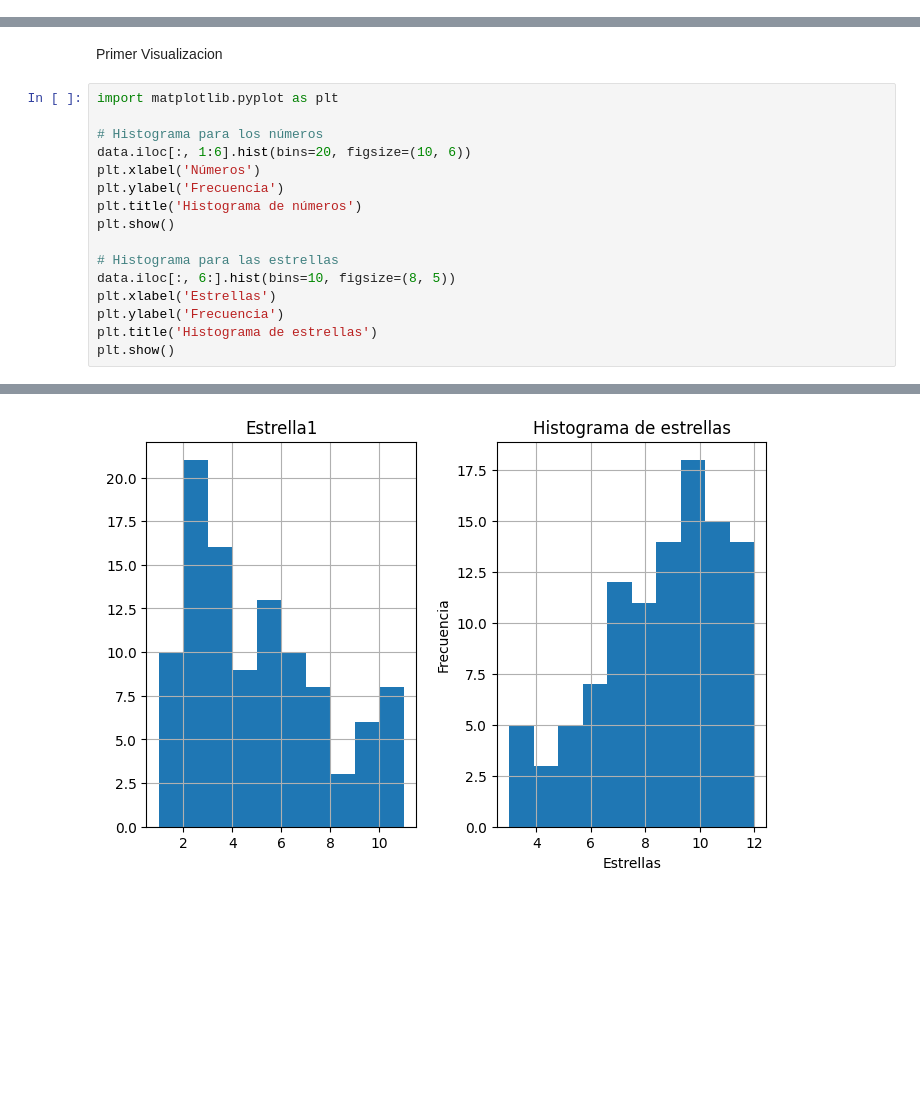
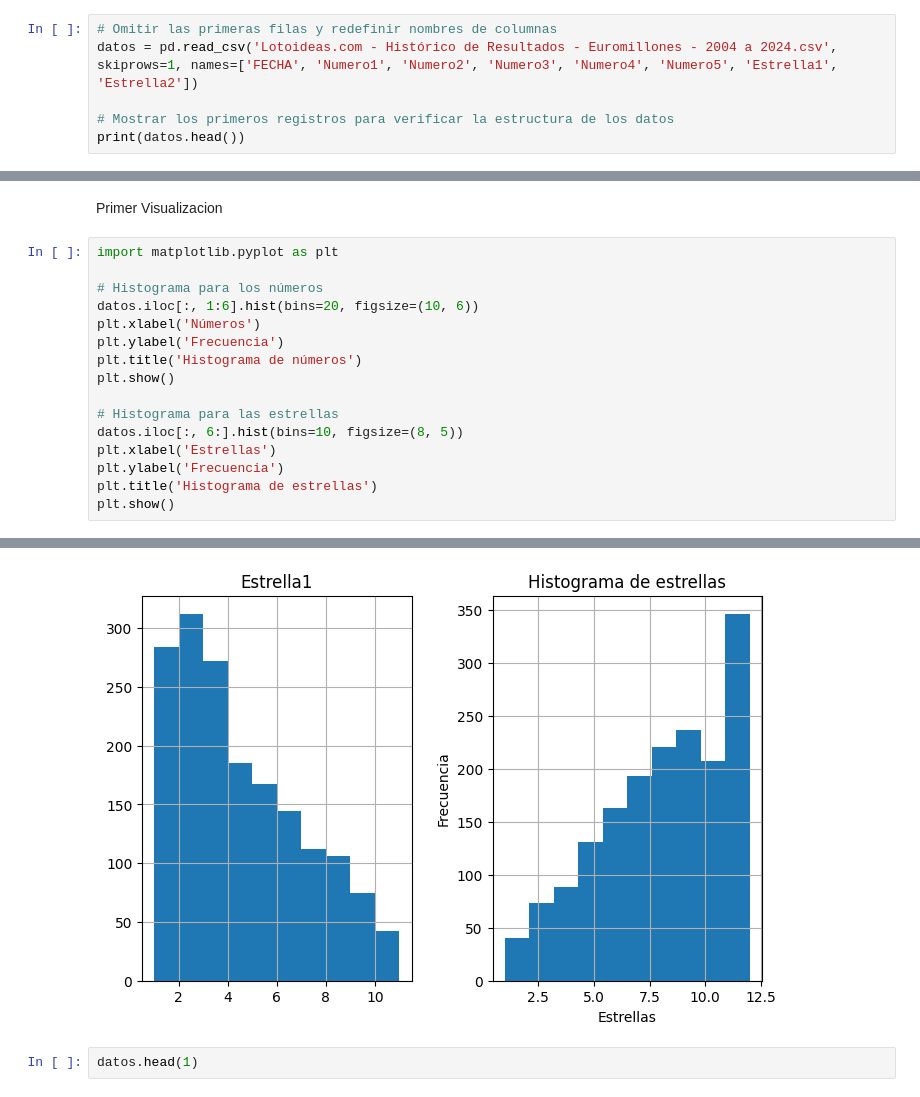
Before and after one commit to Ariel010/Euromillon, a Jupyter notebook: Sorteo.ipynb, the cells around one changed output, grey strips where cells are left out. Cells and saved outputs as stored; diff of their text form; blank space fills up the shorter version.

```diff
--- a/Sorteo.ipynb
+++ b/Sorteo.ipynb
@@ -15,0 +22,6 @@ data.head(2)
+# %%
+# Omitir las primeras filas y redefinir nombres de columnas
+datos = pd.read_csv('Lotoideas.com - Histórico de Resultados - Euromillones - 2004 a 2024.csv', skiprows=1, names=['FECHA', 'Numero1', 'Numero2', 'Numero3', 'Numero4', 'Numero5', 'Estrella1', 'Estrella2'])
+
+# Mostrar los primeros registros para verificar la estructura de los datos
+print(datos.head())
@@ -51,14 +77,14 @@ Primer Visualizacion
 import matplotlib.pyplot as plt
 
 # Histograma para los números
-data.iloc[:, 1:6].hist(bins=20, figsize=(10, 6))
+datos.iloc[:, 1:6].hist(bins=20, figsize=(10, 6))
 plt.xlabel('Números')
 plt.ylabel('Frecuencia')
 plt.title('Histograma de números')
 plt.show()
 
 # Histograma para las estrellas
-data.iloc[:, 6:].hist(bins=10, figsize=(8, 5))
+datos.iloc[:, 6:].hist(bins=10, figsize=(8, 5))
 plt.xlabel('Estrellas')
 plt.ylabel('Frecuencia')
 plt.title('Histograma de estrellas')
@@ -68 +94,3 @@ plt.show()
-[figure, old version]
+[figure, new version]
+# %%
+datos.head(1)
```
Also changed, not shown: parts of 18 cells of this notebook, 1 other file.
